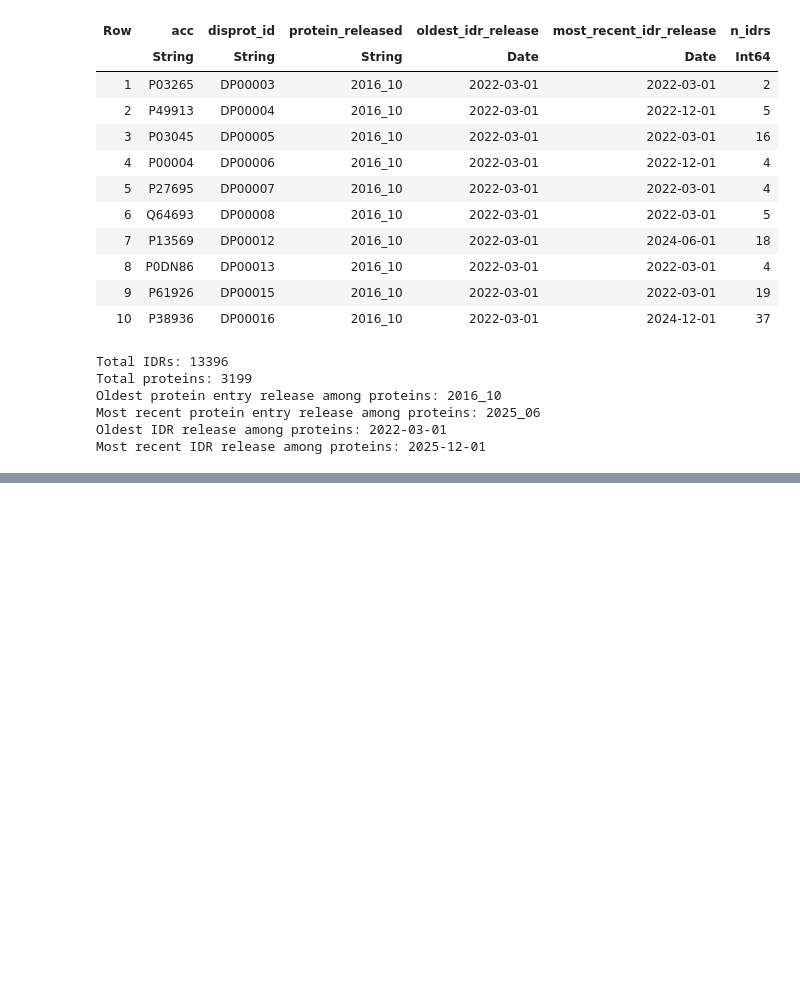
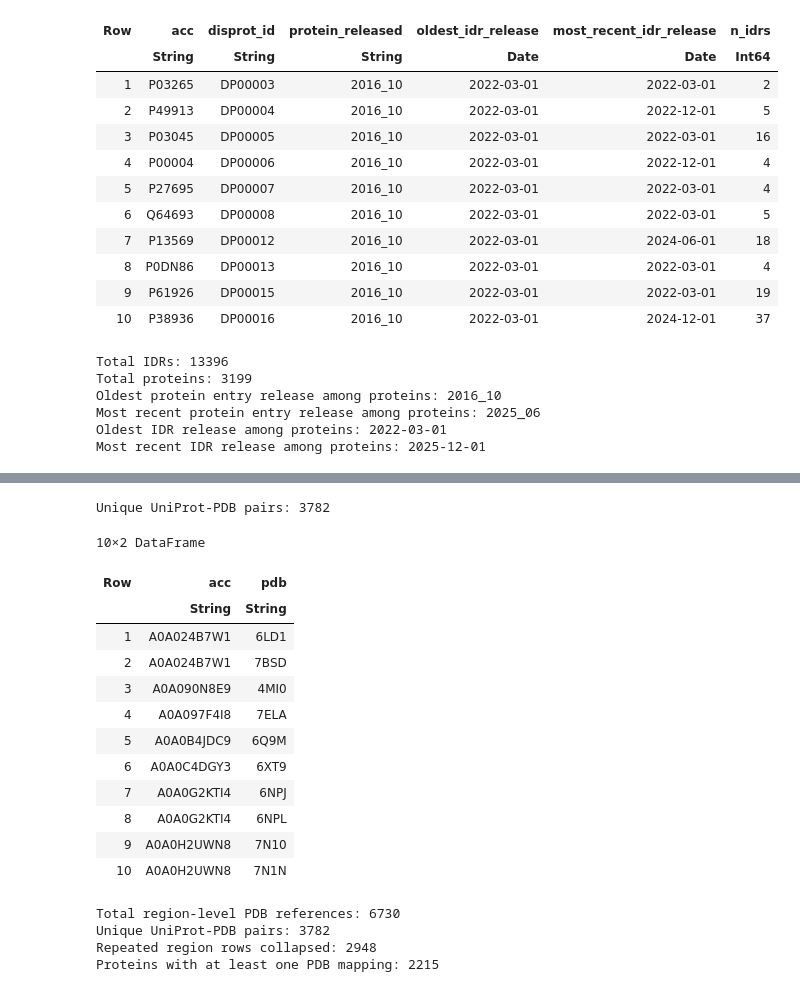
Before and after one commit to diegozea/IDRBindingDataset.jl, a Jupyter notebook: scripts/04_first_stats.ipynb, the cells around one changed output, grey strips where cells are left out. Drawn from its saved outputs; the diff is of its cells as text; code cells hidden in the pictures; blank space fills up the shorter version.

```diff
--- a/scripts/04_first_stats.ipynb
+++ b/scripts/04_first_stats.ipynb
@@ -162,0 +215,35 @@ Most recent IDR release among proteins: 2025-12-01
+# %%
+# Collapse repeated region references into one row per UniProt-PDB pair.
+const UNIPROT_PDB_MAP = let rows = unique(REGION_LEVEL_PDB_REFS, [:acc, :pdb])
+    sort!(rows, [:acc, :pdb])
+end
+
+println("Unique UniProt-PDB pairs: $(nrow(UNIPROT_PDB_MAP))")
+first(UNIPROT_PDB_MAP, 10)
+# %% [output]
+Unique UniProt-PDB pairs: 3782
+10×2 DataFrame
+| Row | acc | pdb |
+|  | String | String |
+| 1 | A0A024B7W1 | 6LD1 |
+| 2 | A0A024B7W1 | 7BSD |
+| 3 | A0A090N8E9 | 4MI0 |
+| 4 | A0A097F4I8 | 7ELA |
+| 5 | A0A0B4JDC9 | 6Q9M |
+| 6 | A0A0C4DGY3 | 6XT9 |
+| 7 | A0A0G2KTI4 | 6NPJ |
+| 8 | A0A0G2KTI4 | 6NPL |
+| 9 | A0A0H2UWN8 | 7N10 |
+| 10 | A0A0H2UWN8 | 7N1N |
+# %%
+# Show UniProt-PDB pairs statistics.
+println("Total region-level PDB references: $(nrow(REGION_LEVEL_PDB_REFS))")
+println("Unique UniProt-PDB pairs: $(nrow(UNIPROT_PDB_MAP))")
+n_repeated_rows = nrow(REGION_LEVEL_PDB_REFS) - nrow(UNIPROT_PDB_MAP)
+println("Repeated region rows collapsed: $(n_repeated_rows)")
+println("Proteins with at least one PDB mapping: $(length(unique(UNIPROT_PDB_MAP.acc)))")
+# %% [output]
+Total region-level PDB references: 6730
+Unique UniProt-PDB pairs: 3782
+Repeated region rows collapsed: 2948
+Proteins with at least one PDB mapping: 2215
```
Also changed, not shown: parts of 3 cells of this notebook.
